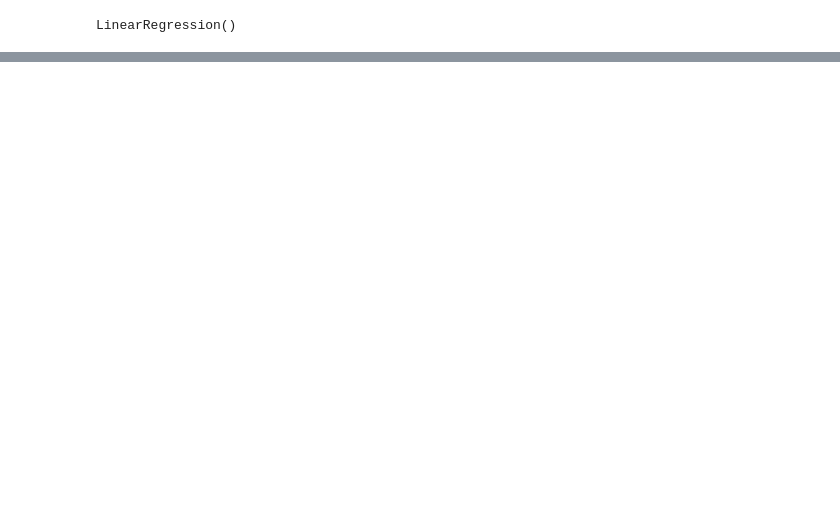
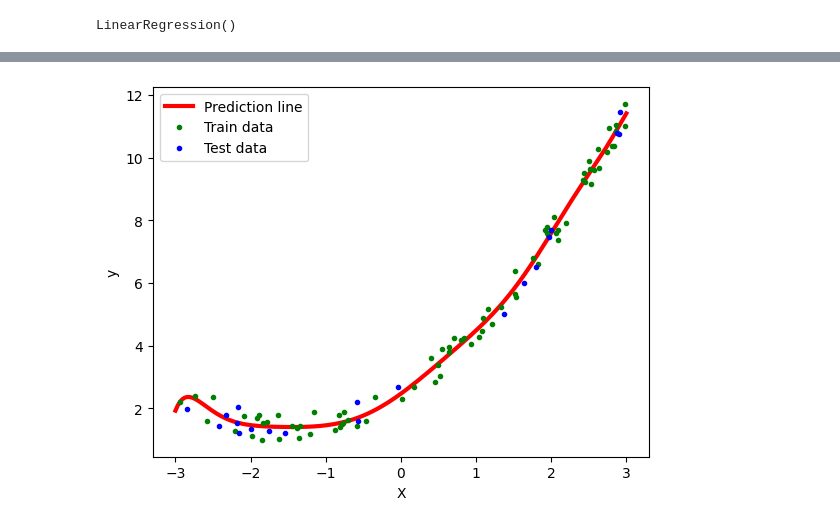
Before and after one commit to Rajib-Ranjan-Kumar/DataScience, a Jupyter notebook: 8_LinearRegression/polynomialRegression.ipynb, the cells around one changed output, grey strips where cells are left out. Cells and saved outputs as stored; diff of their text form; code cells hidden in the pictures; blank space fills up the shorter version.

Commit message:
pipeline in polynomial regression

```diff
--- a/8_LinearRegression/polynomialRegression.ipynb
+++ b/8_LinearRegression/polynomialRegression.ipynb
@@ -62,0 +65,24 @@ plt.show()
+# %%
+def pipeline(degree):
+    x_new=np.linspace(-3,3,200).reshape(200,1)
+    polyf=PolynomialFeatures(degree=degree,include_bias=True)
+    lregression=LinearRegression()
+    poly_regression=Pipeline([
+        ("polyf",polyf),
+        ("lregression",lregression)
+    ])
+    poly_regression.fit(xtrain,ytrain)
+    y_pred_new=poly_regression.predict(x_new)
+
+    plt.plot(x_new, y_pred_new, "r", linewidth=3, label="Prediction line")
+    plt.plot(xtrain, ytrain, "g.", label="Train data")
+    plt.plot(xtest, ytest, "b.", label="Test data")
+
+    plt.xlabel("X")
+    plt.ylabel("y")
+    plt.legend()
+    plt.show()
+# %%
+pipeline(12)
+# %% [output]
+[figure, added]
```
Also changed, not shown: parts of 7 cells of this notebook.
